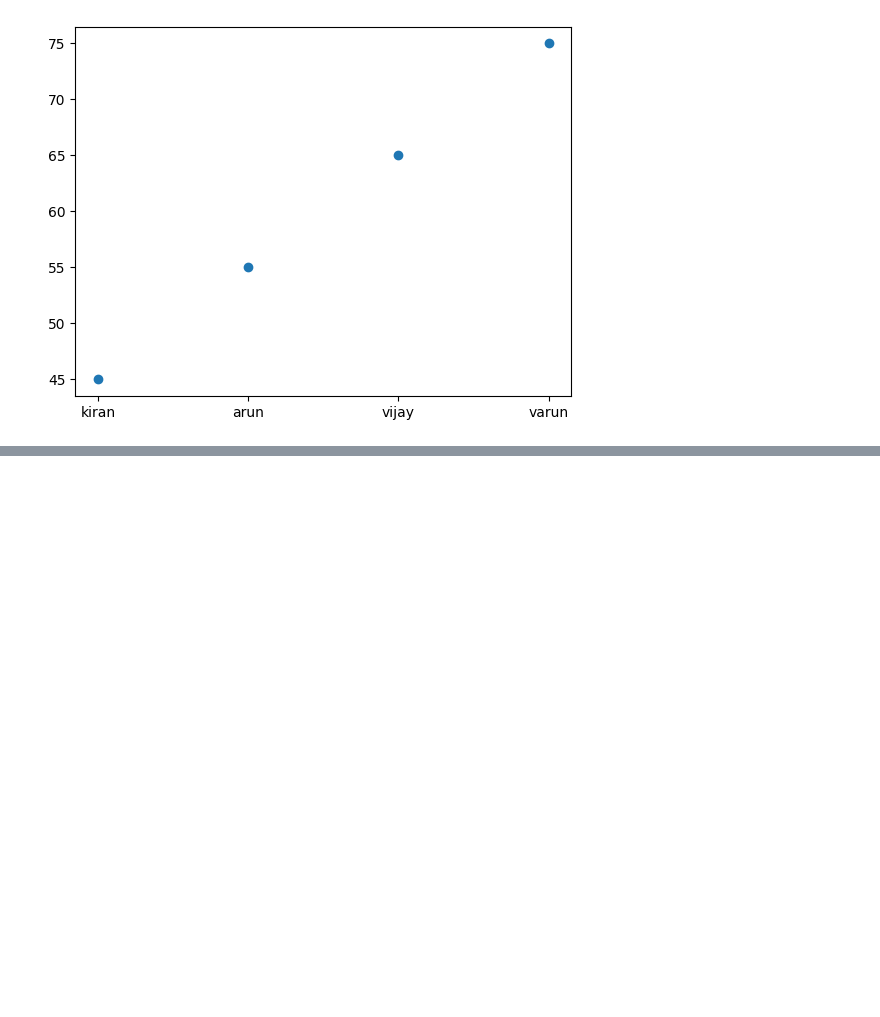
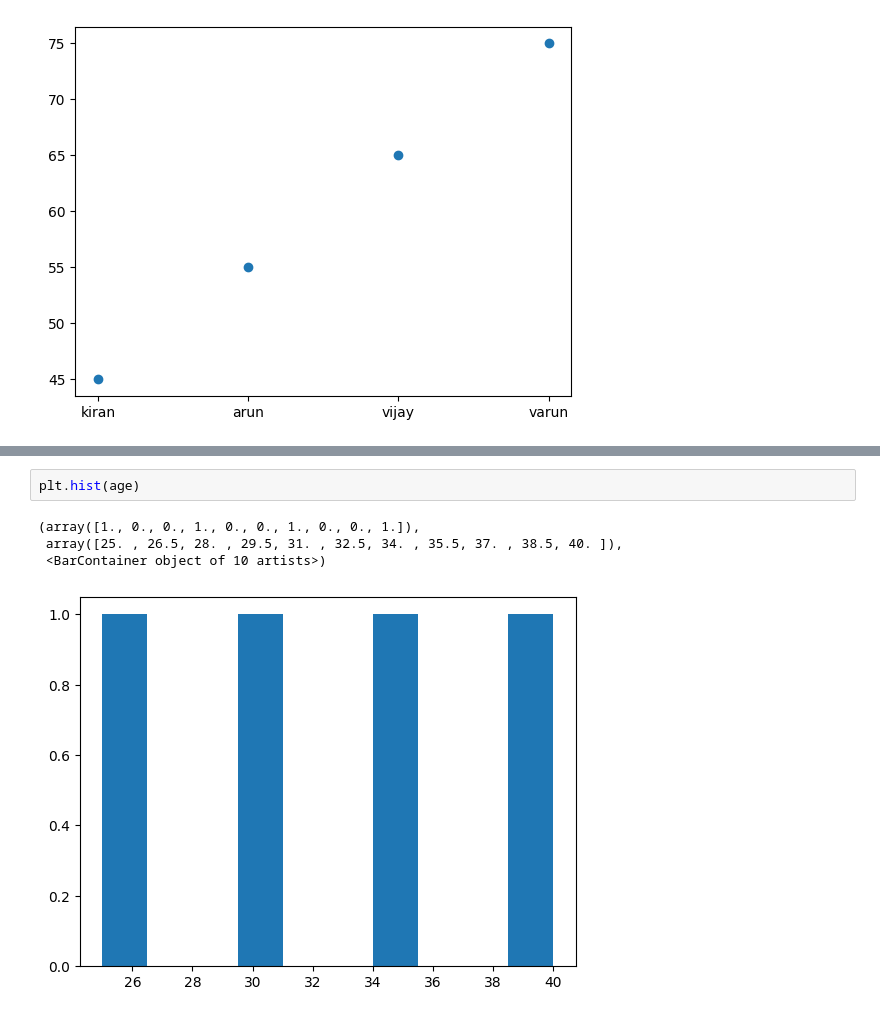
Before and after one commit to Srikruthi1418/AIML-BATCH-20, a Jupyter notebook: part2_assign1.ipynb, the cells around one changed output, grey strips where cells are left out. Cells and saved outputs as stored; diff of their text form; blank space fills up the shorter version.

```diff
--- a/part2_assign1.ipynb
+++ b/part2_assign1.ipynb
@@ -23,0 +46,7 @@ plt.scatter(people,weight)
+# %%
+plt.hist(age)
+# %% [output]
+(array([1., 0., 0., 1., 0., 0., 1., 0., 0., 1.]),
+ array([25. , 26.5, 28. , 29.5, 31. , 32.5, 34. , 35.5, 37. , 38.5, 40. ]),
+ <BarContainer object of 10 artists>)
+[figure, added]
```
Also changed, not shown: parts of 3 cells of this notebook.
